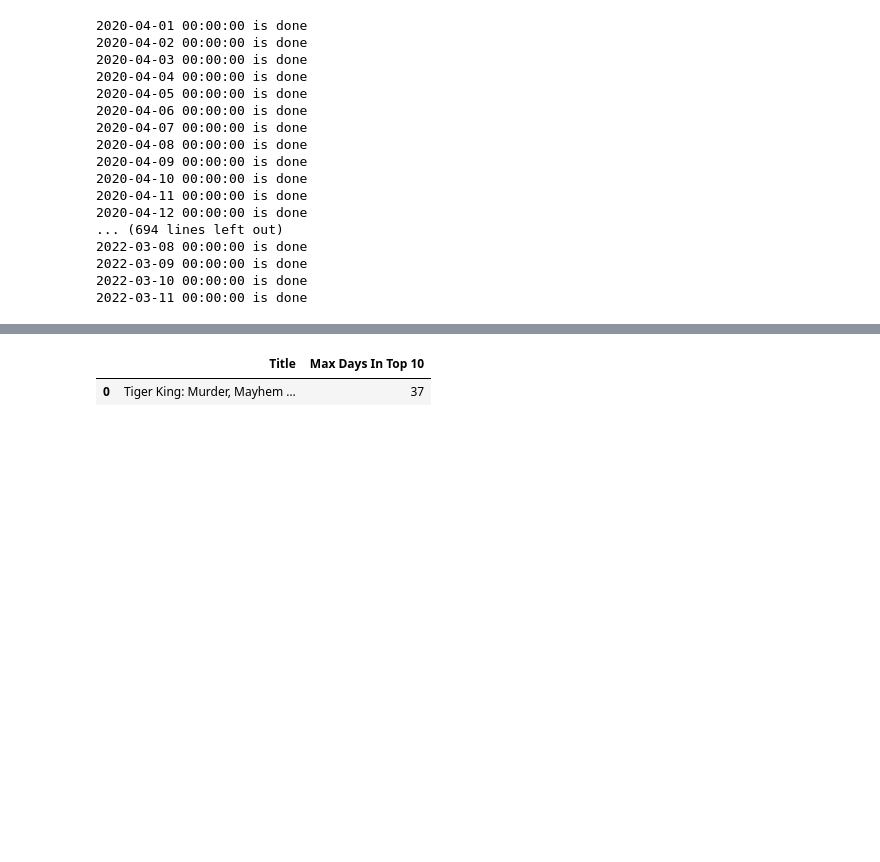
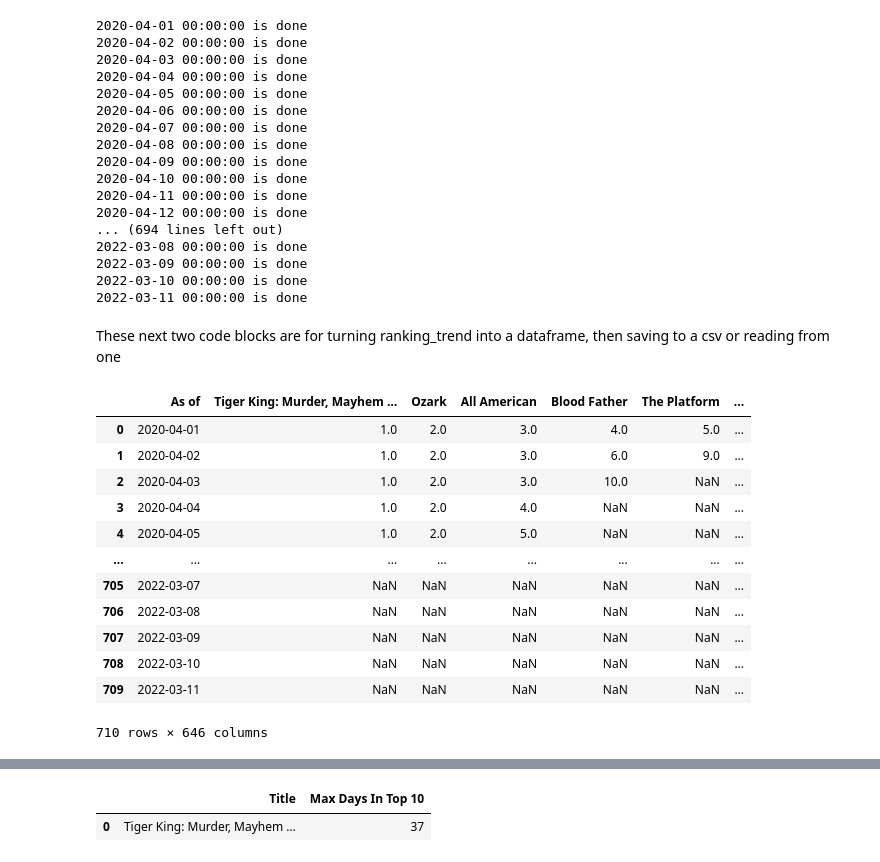
Before and after one commit to Costilrt/The-First-Project, a Jupyter notebook: netflix-project-matthew.ipynb, the cells around one changed output, grey strips where cells are left out. Cells and saved outputs as stored; diff of their text form; code cells hidden in the pictures; blank space fills up the shorter version.

```diff
--- a/netflix-project-matthew.ipynb
+++ b/netflix-project-matthew.ipynb
@@ -359,0 +373,2 @@ for date in as_of_datetime:
+# %% [markdown]
+These next two code blocks are for turning ranking_trend into a dataframe, then saving to a csv or reading from one
@@ -360 +379,18 @@ for date in as_of_datetime:
+# %%
+ranking_df = pd.read_csv("resources/netflix-daily-top-10-ranking-trends.csv")
+ranking_df
+# %% [output]
+|  | As of | Tiger King: Murder, Mayhem … | Ozark | All American | Blood Father | The Platform | ... |
+| 0 | 2020-04-01 | 1.0 | 2.0 | 3.0 | 4.0 | 5.0 | ... |
+| 1 | 2020-04-02 | 1.0 | 2.0 | 3.0 | 6.0 | 9.0 | ... |
+| 2 | 2020-04-03 | 1.0 | 2.0 | 3.0 | 10.0 | NaN | ... |
+| 3 | 2020-04-04 | 1.0 | 2.0 | 4.0 | NaN | NaN | ... |
+| 4 | 2020-04-05 | 1.0 | 2.0 | 5.0 | NaN | NaN | ... |
+| ... | ... | ... | ... | ... | ... | ... | ... |
+| 705 | 2022-03-07 | NaN | NaN | NaN | NaN | NaN | ... |
+| 706 | 2022-03-08 | NaN | NaN | NaN | NaN | NaN | ... |
+| 707 | 2022-03-09 | NaN | NaN | NaN | NaN | NaN | ... |
+| 708 | 2022-03-10 | NaN | NaN | NaN | NaN | NaN | ... |
+| 709 | 2022-03-11 | NaN | NaN | NaN | NaN | NaN | ... |
+710 rows × 646 columns
 # %%
```
Also changed, not shown: parts of 6 cells of this notebook, 1 other file.
